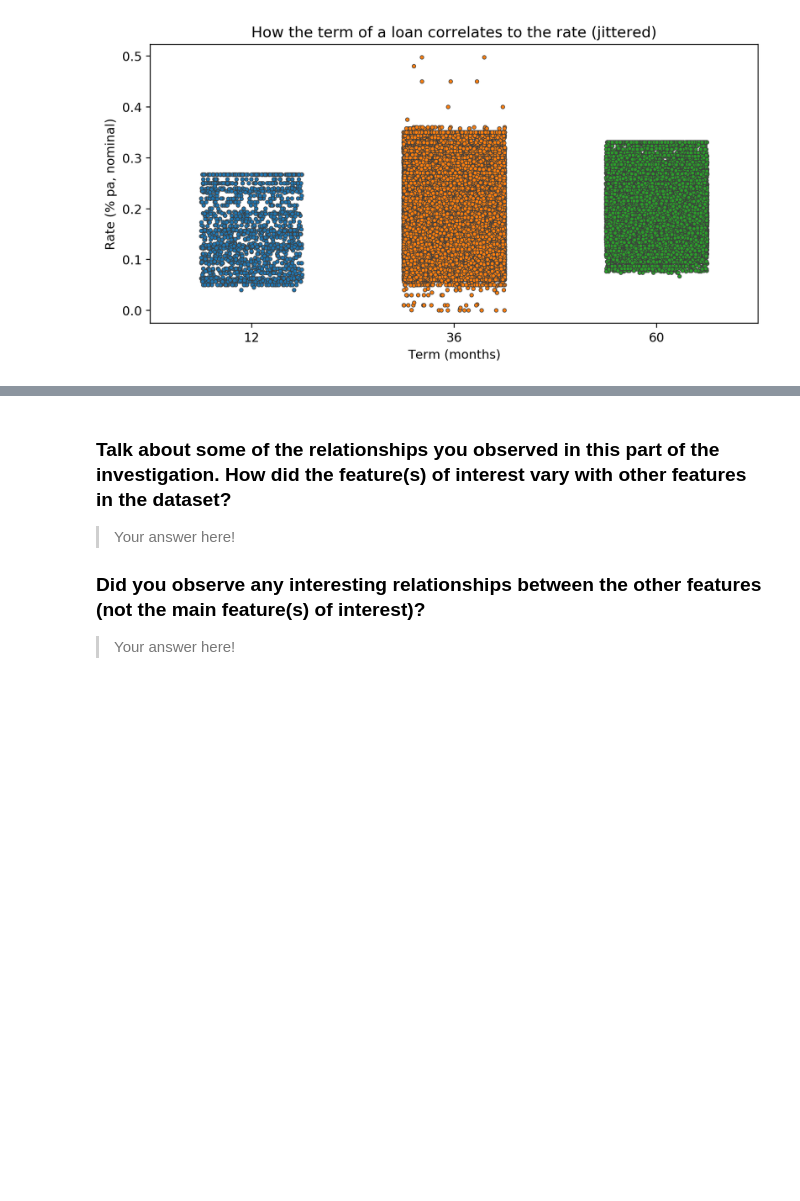
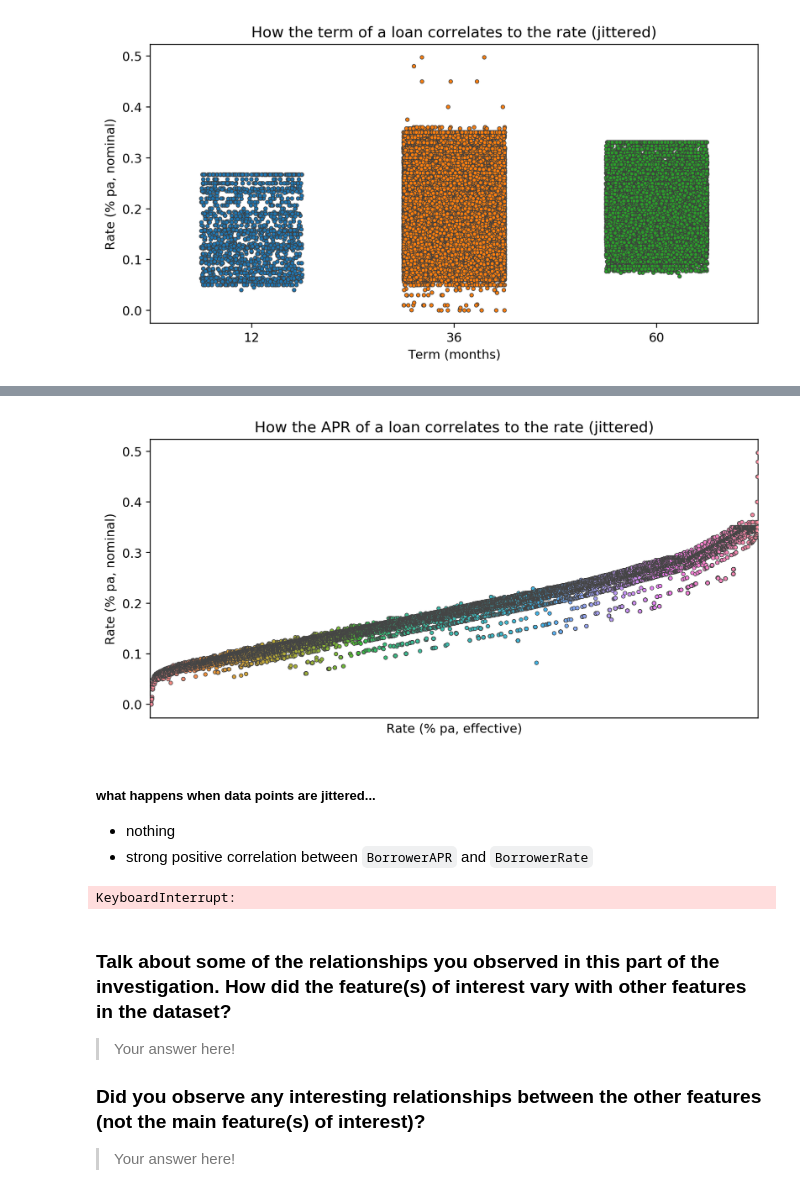
Before and after one commit to brk-a/alx-t-data-analyst, a Jupyter notebook: 0x02-project_3_visualise_data/Part_I_exploration_template.ipynb, the cells around one changed output, grey strips where cells are left out. Drawn from its saved outputs; the diff is of its cells as text; code cells hidden in the pictures; blank space fills up the shorter version.

```diff
--- a/0x02-project_3_visualise_data/Part_I_exploration_template.ipynb
+++ b/0x02-project_3_visualise_data/Part_I_exploration_template.ipynb
@@ -997,0 +1048,30 @@ what happens when data points are jittered?
+# %%
+#jittered stripplot for `BorrowerRate` against `BorrowerAPR`
+
+fig, ax = create_sub()
+sns.stripplot(df.BorrowerAPR, df.BorrowerRate, jitter=1.5, size=3, ax=ax, linewidth=.5)
+plt.title('How the APR of a loan correlates to the rate (jittered)')
+plt.xlabel('Rate (% pa, effective)')
+plt.ylabel('Rate (% pa, nominal)')
+with suppress(TypeError):
+    plt.xticks(np.arange(0,0,1), None);
+# %% [output]
+[figure, added]
+# %% [markdown]
+##### what happens when data points are jittered...
+
+* nothing
+* strong positive correlation between `BorrowerAPR` and `BorrowerRate`
+# %%
+#stated monthly income
+
+#see correlation between `StatedMonthlyIncome` and `BorrowerRate`
+fig, ax = create_sub()
+sns.stripplot(df.StatedMonthlyIncome, df.BorrowerRate, color=default_blue)
+plt.title('How the stated income of a borrower correlates to the rate')
+plt.xlabel('Stated income (USD, monthly)')
+plt.ylabel('Rate (% pa, nominal)')
+with suppress(TypeError):
+    plt.xticks(np.arange(0,0,1), None);
+# %% [output]
+KeyboardInterrupt:
```
Also changed, not shown: parts of 11 cells of this notebook.
